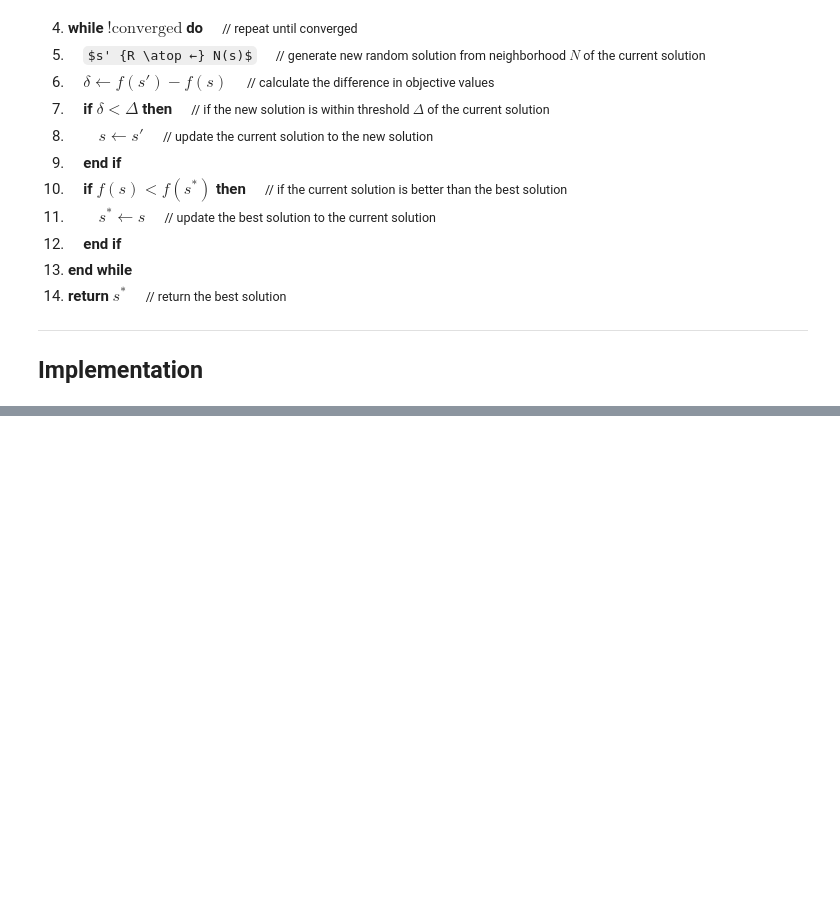
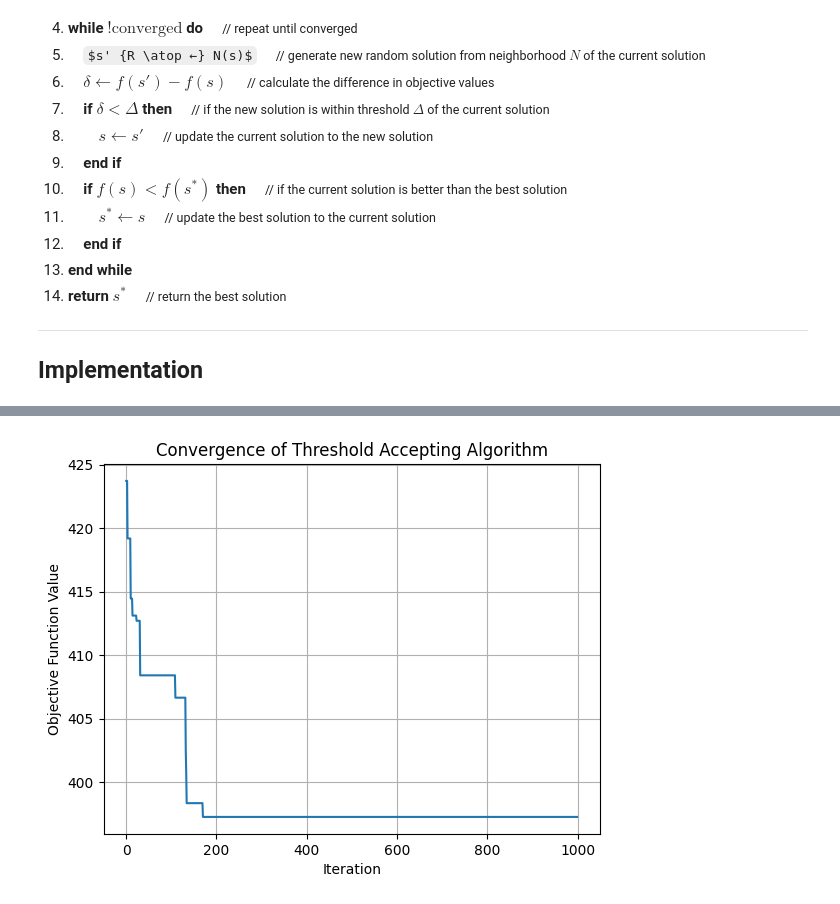
Before and after one commit to anmpahwa/CE5972, a Jupyter notebook: book/content/lecture_31.ipynb, the cells around one changed output, grey strips where cells are left out. Cells and saved outputs as stored; diff of their text form; code cells hidden in the pictures; some formulas as TeX source; blank space fills up the shorter version.

```diff
--- a/book/content/lecture_31.ipynb
+++ b/book/content/lecture_31.ipynb
@@ -83,0 +152,81 @@ def ta(s_o, N, D, n=100, t=1e-5):
+# %%
+import random
+import matplotlib.pyplot as plt
+
+# Route Length
+l = [45, 50, 40, 60, 55]
+
+# Travel Time
+t = [90, 75, 80, 100, 95]
+
+# Cost
+c_t = 150       # Value of Time        (Rs. per hr)
+c_b = 35        # Bus Operational Cost (Rs. per km)
+
+# Thresholds
+f_l = 0.5       # Lower limit on frequency
+b_u = 8         # Fleet size
+
+# Compute transit operations cost
+def f(s):
+    """
+    Computes the transit operations cost for given solution s.
+
+    Parameters:
+    - s: Vector of frequencies for each route
+
+    Returns:
+    - Function value at s
+    """
+    c_w = 0   # Total Wait Time Cost
+    c_o = 0   # Total Bus Operational Cost
+    c_p = 0   # Total Penalty
+    nob = 0   # Number of Buses
+    for i in range(0,len(s)):
+        f_i = s[i]
+        t_i = t[i] / 60
+        l_i = l[i]
+        if f_i < f_l:
+          c_p += 100000
+        c_w += c_t * 1/(2 * f_i)
+        c_o += b_u * f_i * t_i * l_i / 60
+        nob += f_i * t_i
+
+    if nob > b_u:
+        c_p += 100000
+
+    c = c_w + c_o + c_p
+
+    return c
+
+# Generate Neighbourhood
+def N(s):
+    s = s.copy()
+    for i in range(0,len(s)):
+      s[i] += np.random.uniform(-0.1, 0.1)
+
+    return s
+
+s_o = [random.uniform(0.5, 1.5), random.uniform(0.5, 1.5), random.uniform(0.5, 1.5), random.uniform(0.5, 1.5), random.uniform(0.5, 1.5)]
+S   = ta(s_o, N, 5, 1000)
+s_b = S[-1]
+F   = [f(s) for s in S]
+
+nob = 0
+for i in range(0,len(s_b)-1):
+    nob += s_b[i] * t[i] / 60
+
+# Report outcome
+print("Best solution:", s_b)
+print("Number of buses:", nob)
+print("Objective function value:", f(s_b))
+
+# Convergence plot
+fig = plt.figure()
+plt.plot(F)
+plt.xlabel("Iteration")
+plt.ylabel("Objective Function Value")
+plt.title("Convergence of Threshold Accepting Algorithm")
+plt.grid()
+plt.show()
+# %% [output]
@@ -83,0 +236 @@ def ta(s_o, N, D, n=100, t=1e-5):
+[figure, added]
```
Also changed, not shown: parts of 7 cells of this notebook.
